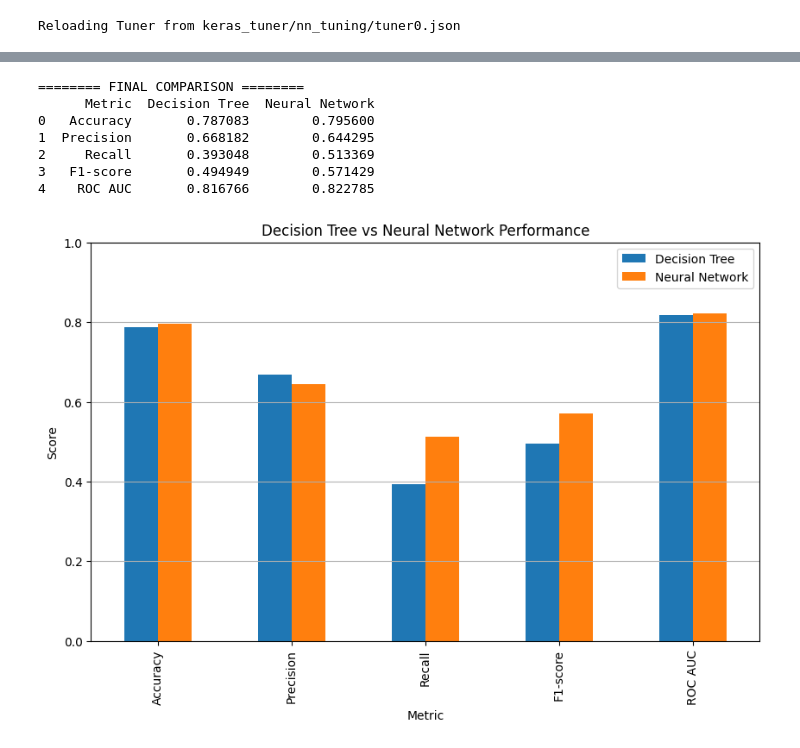
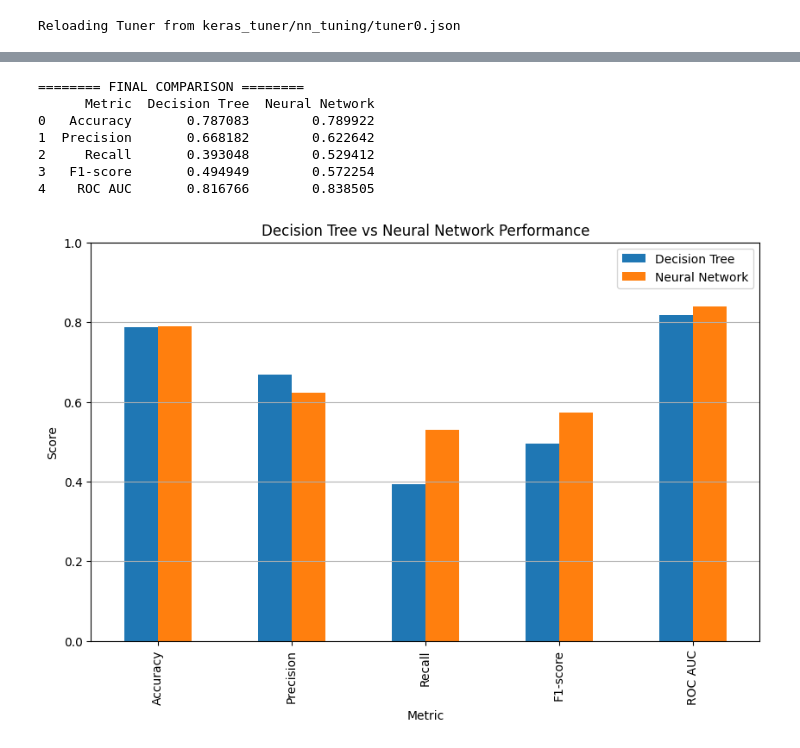
Before and after one commit to Faara34/TelecomChurnMl, a Jupyter notebook: CwMl.ipynb, the cells around one changed output, grey strips where cells are left out. Drawn from its saved outputs; the diff is of its cells as text; code cells hidden in the pictures.

```diff
--- a/CwMl.ipynb
+++ b/CwMl.ipynb
@@ -458,6 +476,7 @@ tuner.search(X_train_scaled, y_train,
              validation_split=0.2,
              verbose=1)
 # %%
+best_hps = tuner.get_best_hyperparameters(num_trials=1)[0]
 best_model = tuner.hypermodel.build(best_hps)
 # %%
 bestmodell = best_model.fit(
@@ -531,42 +554,42 @@ plot_roc_curve(fpr_nn, tpr_nn, auc_score_nn, 'Neural Network ROC Curve')
 # %%
+from sklearn.metrics import accuracy_score, precision_score, recall_score, f1_score, roc_auc_score
+
+acc_dt = accuracy_score(y_test, y_pred)
+prec_dt = precision_score(y_test, y_pred)
+rec_dt = recall_score(y_test, y_pred)
+f1_dt = f1_score(y_test, y_pred)
+auc_dt = roc_auc_score(y_test, dt_probs)
 
 
-acc_dt = accuracy_score(y_test, y_pred_dt)
-prec_dt = precision_score(y_test, y_pred_dt)
-rec_dt = recall_score(y_test, y_pred_dt)
-f1_dt = f1_score(y_test, y_pred_dt)
-auc_dt = roc_auc_score(y_test, y_prob_dt)
-
-
-acc_nn = accuracy_score(y_test, y_pred_nn)
-prec_nn = precision_score(y_test, y_pred_nn)
-rec_nn = recall_score(y_test, y_pred_nn)
-f1_nn = f1_score(y_test, y_pred_nn)
-auc_nn = roc_auc_score(y_test, y_prob_nn)
+acc_nn = accuracy_score(y_test, y_pred_tf)
+prec_nn = precision_score(y_test, y_pred_tf)
+rec_nn = recall_score(y_test, y_pred_tf)
+f1_nn = f1_score(y_test, y_pred_tf)
+auc_nn = roc_auc_score(y_test, nn_probs)
 
 
 comparison_df = pd.DataFrame({
     "Metric": ["Accuracy", "Precision", "Recall", "F1-score", "ROC AUC"],
     "Decision Tree": [acc_dt, prec_dt, rec_dt, f1_dt, auc_dt],
     "Neural Network": [acc_nn, prec_nn, rec_nn, f1_nn, auc_nn]
 })
 
 print("======== FINAL COMPARISON ========")
 print(comparison_df)
 
 
 comparison_df.set_index("Metric").plot(kind="bar", figsize=(10,6))
 plt.title("Decision Tree vs Neural Network Performance")
 plt.ylabel("Score")
 plt.ylim(0, 1)
 plt.grid(axis='y')
 plt.show()
 # %% [output]
 ======== FINAL COMPARISON ========
       Metric  Decision Tree  Neural Network
-0   Accuracy       0.787083        0.795600
-1  Precision       0.668182        0.644295
-2     Recall       0.393048        0.513369
-3   F1-score       0.494949        0.571429
-4    ROC AUC       0.816766        0.822785
+0   Accuracy       0.787083        0.789922
+1  Precision       0.668182        0.622642
+2     Recall       0.393048        0.529412
+3   F1-score       0.494949        0.572254
+4    ROC AUC       0.816766        0.838505
-[figure, old version]
+[figure, new version]
```
Also changed, not shown: parts of 18 cells of this notebook.
